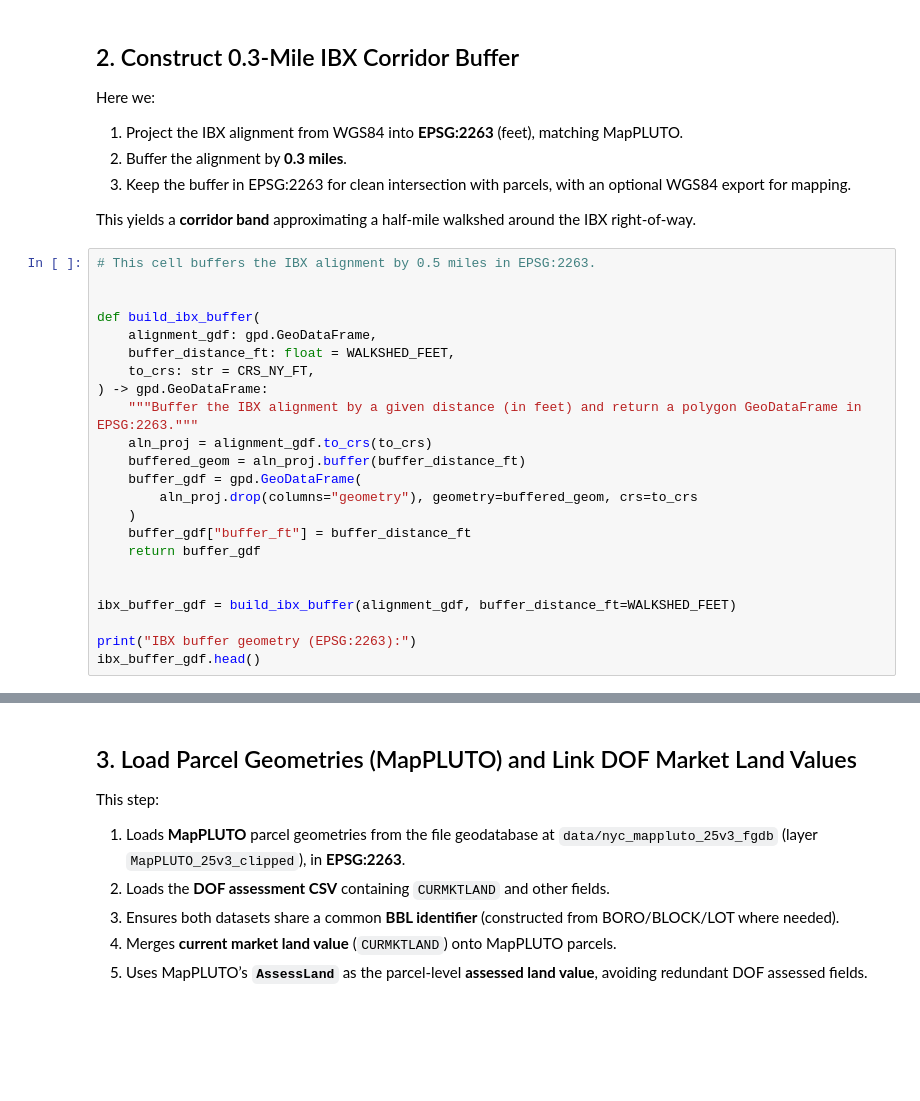
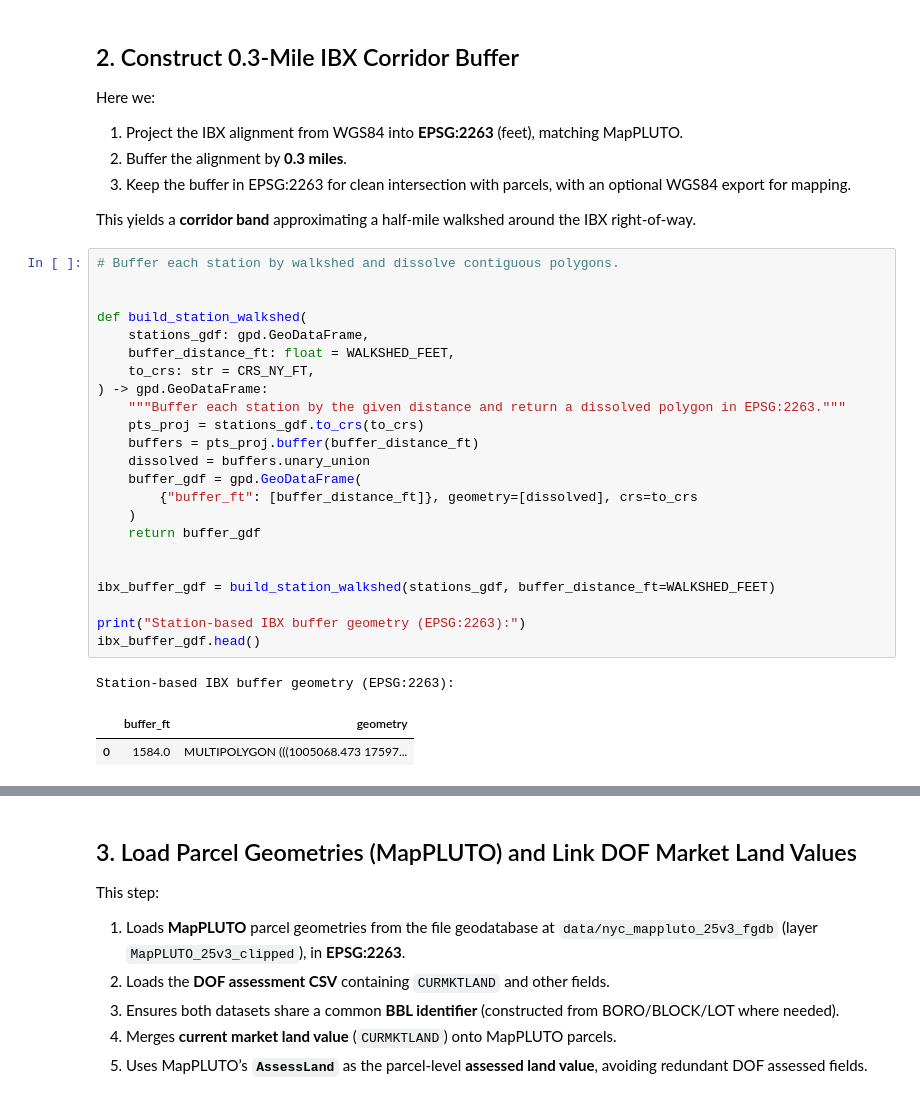
Before and after one commit to reedschwartz/NYT-IBX-LVT, a Jupyter notebook: notebooks/IBX Land Value Pipeline.ipynb, the cells around one changed output, grey strips where cells are left out. Drawn from its saved outputs; the diff is of its cells as text; blank space fills up the shorter version.

```diff
--- a/notebooks/IBX Land Value Pipeline.ipynb
+++ b/notebooks/IBX Land Value Pipeline.ipynb
@@ -336,27 +295,31 @@ Here we:
 
 This yields a **corridor band** approximating a half-mile walkshed around the IBX right-of-way.
 # %%
-# This cell buffers the IBX alignment by 0.5 miles in EPSG:2263.
+# Buffer each station by walkshed and dissolve contiguous polygons.
 
 
-def build_ibx_buffer(
-    alignment_gdf: gpd.GeoDataFrame,
+def build_station_walkshed(
+    stations_gdf: gpd.GeoDataFrame,
     buffer_distance_ft: float = WALKSHED_FEET,
     to_crs: str = CRS_NY_FT,
 ) -> gpd.GeoDataFrame:
-    """Buffer the IBX alignment by a given distance (in feet) and return a polygon GeoDataFrame in EPSG:2263."""
-    aln_proj = alignment_gdf.to_crs(to_crs)
-    buffered_geom = aln_proj.buffer(buffer_distance_ft)
+    """Buffer each station by the given distance and return a dissolved polygon in EPSG:2263."""
+    pts_proj = stations_gdf.to_crs(to_crs)
+    buffers = pts_proj.buffer(buffer_distance_ft)
+    dissolved = buffers.unary_union
     buffer_gdf = gpd.GeoDataFrame(
-        aln_proj.drop(columns="geometry"), geometry=buffered_geom, crs=to_crs
+        {"buffer_ft": [buffer_distance_ft]}, geometry=[dissolved], crs=to_crs
     )
-    buffer_gdf["buffer_ft"] = buffer_distance_ft
     return buffer_gdf
 
 
-ibx_buffer_gdf = build_ibx_buffer(alignment_gdf, buffer_distance_ft=WALKSHED_FEET)
+ibx_buffer_gdf = build_station_walkshed(stations_gdf, buffer_distance_ft=WALKSHED_FEET)
 
-print("IBX buffer geometry (EPSG:2263):")
+print("Station-based IBX buffer geometry (EPSG:2263):")
 ibx_buffer_gdf.head()
+# %% [output]
+Station-based IBX buffer geometry (EPSG:2263):
+|  | buffer_ft | geometry |
+| 0 | 1584.0 | MULTIPOLYGON (((1005068.473 17597... |
 # %%
 # Visual sanity check: IBX buffer and alignment on NYC basemap.
```
Also changed, not shown: parts of 15 cells of this notebook.
